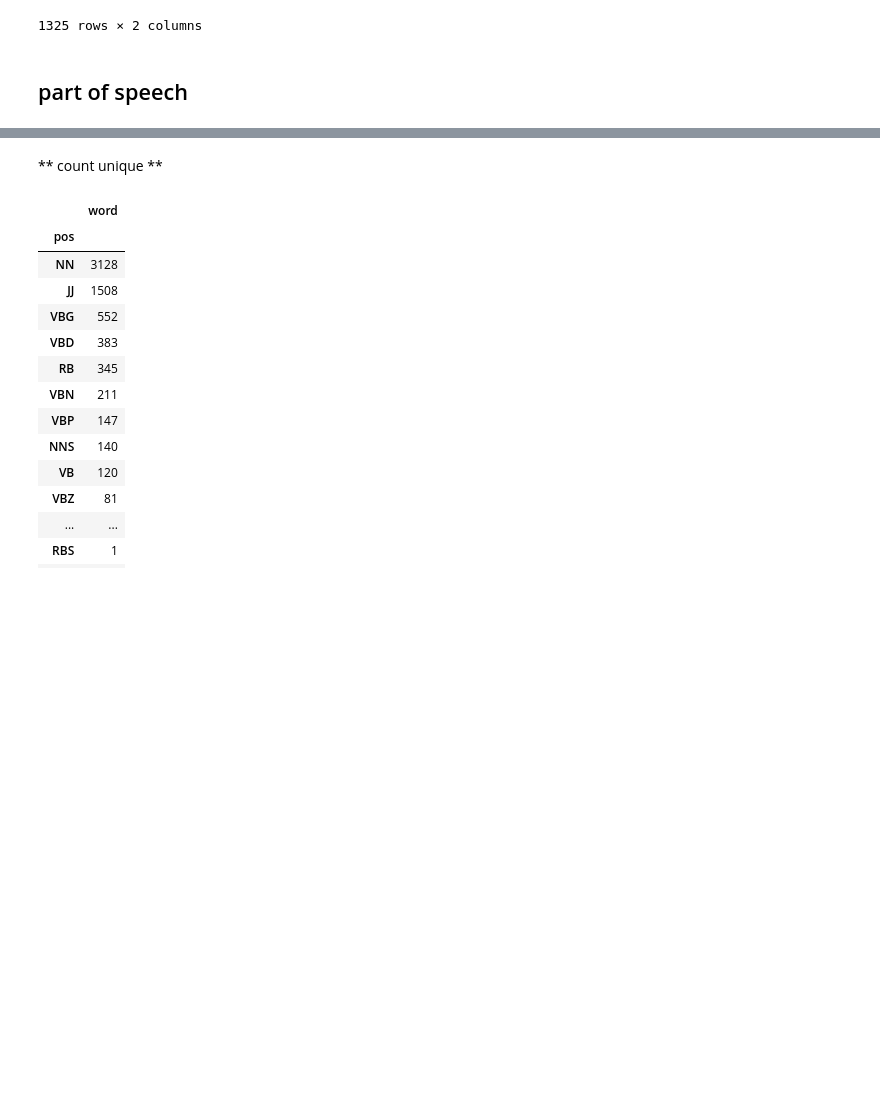
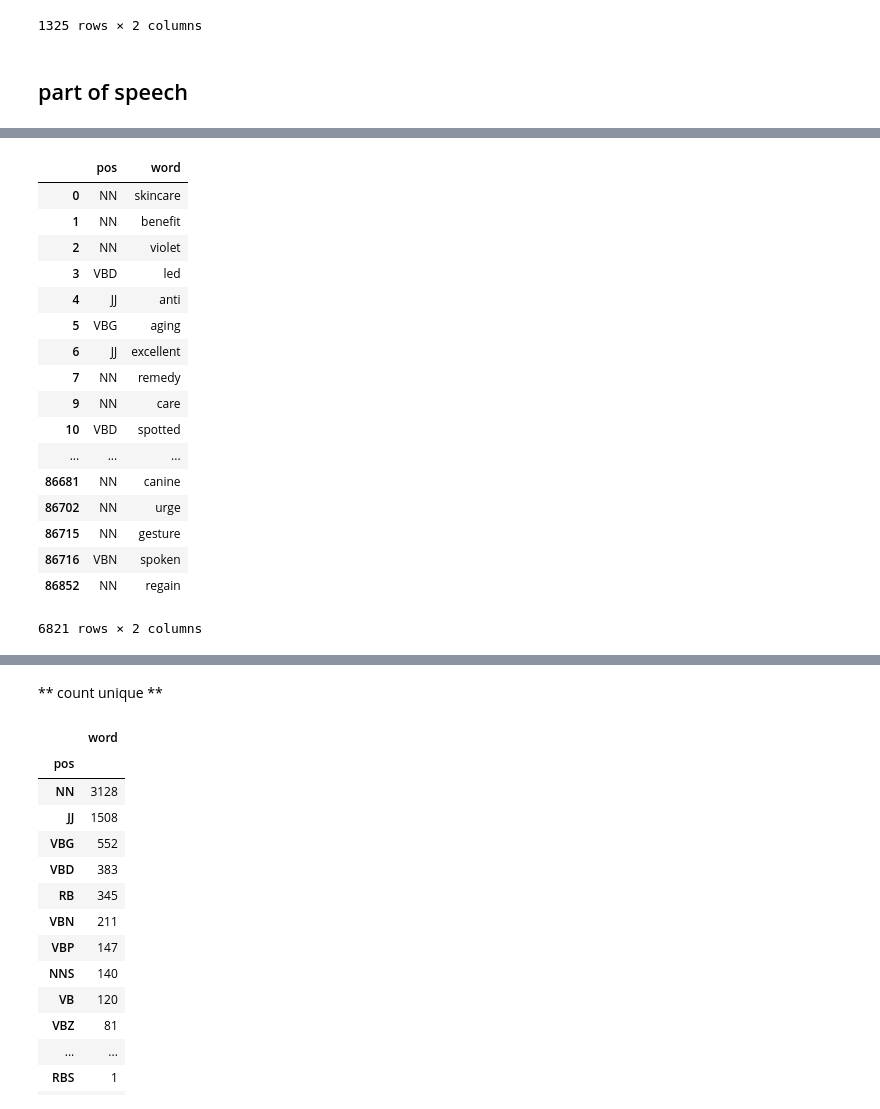
Before and after one commit to MiyainNYC/NLP-projects, a Jupyter notebook: Customer_review_US/lda.ipynb, the cells around one changed output, grey strips where cells are left out. Drawn from its saved outputs; the diff is of its cells as text; code cells hidden in the pictures; blank space fills up the shorter version.

```diff
--- a/Customer_review_US/lda.ipynb
+++ b/Customer_review_US/lda.ipynb
@@ -321,3 +366,24 @@ flattened_cleaned_list = []
 for sublist in cleaned_list:
     for val in sublist:
         flattened_cleaned_list.append(val)
+# %%
+deduplicated_df_pos
+# %% [output]
+|  | pos | word |
+| 0 | NN | skincare |
+| 1 | NN | benefit |
+| 2 | NN | violet |
+| 3 | VBD | led |
+| 4 | JJ | anti |
+| 5 | VBG | aging |
+| 6 | JJ | excellent |
+| 7 | NN | remedy |
+| 9 | NN | care |
+| 10 | VBD | spotted |
+| ... | ... | ... |
+| 86681 | NN | canine |
+| 86702 | NN | urge |
+| 86715 | NN | gesture |
+| 86716 | VBN | spoken |
+| 86852 | NN | regain |
+6821 rows × 2 columns
```
Also changed, not shown: parts of 10 cells of this notebook.
